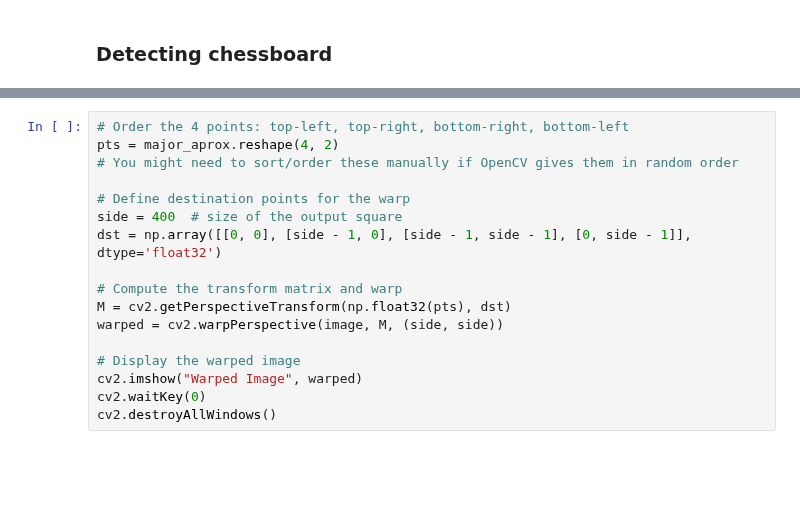
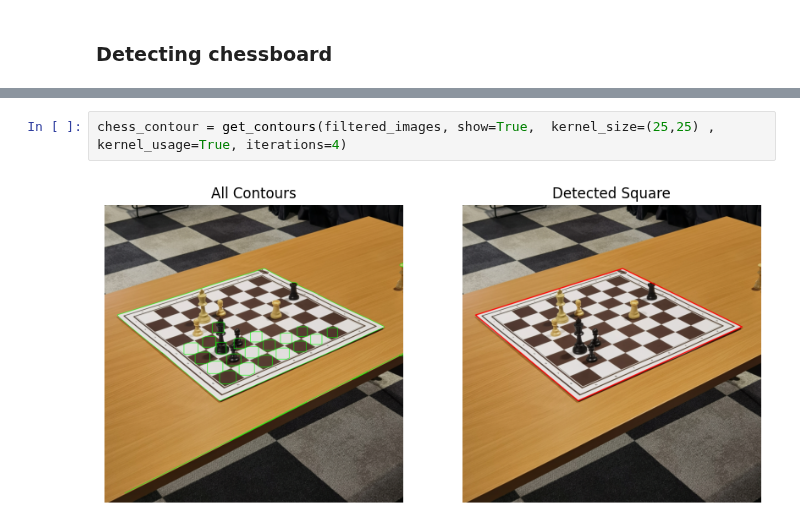
Before and after one commit to wesdpre/-Detect_the_chess_board_and_chess_pieces, a Jupyter notebook: chess-recognition-pipeline.ipynb, the cells around one changed output, grey strips where cells are left out. Saved outputs shown, nothing was run; the diff lists cells and outputs as text; blank space fills up the shorter version.

```diff
--- a/chess-recognition-pipeline.ipynb
+++ b/chess-recognition-pipeline.ipynb
@@ -85,17 +30,4 @@ contours_detected = image.copy()
-# %%
-# Order the 4 points: top-left, top-right, bottom-right, bottom-left
-pts = major_aprox.reshape(4, 2)
-# You might need to sort/order these manually if OpenCV gives them in random order
-
-# Define destination points for the warp
-side = 400  # size of the output square
-dst = np.array([[0, 0], [side - 1, 0], [side - 1, side - 1], [0, side - 1]], dtype='float32')
-
-# Compute the transform matrix and warp
-M = cv2.getPerspectiveTransform(np.float32(pts), dst)
-warped = cv2.warpPerspective(image, M, (side, side))
-
-# Display the warped image
-cv2.imshow("Warped Image", warped)
-cv2.waitKey(0)
-cv2.destroyAllWindows()
+# %%
+chess_contour = get_contours(filtered_images, show=True,  kernel_size=(25,25) ,  kernel_usage=True, iterations=4)
+# %% [output]
+[figure, added]
```
Also changed, not shown: parts of 7 cells of this notebook, 51 other files.
